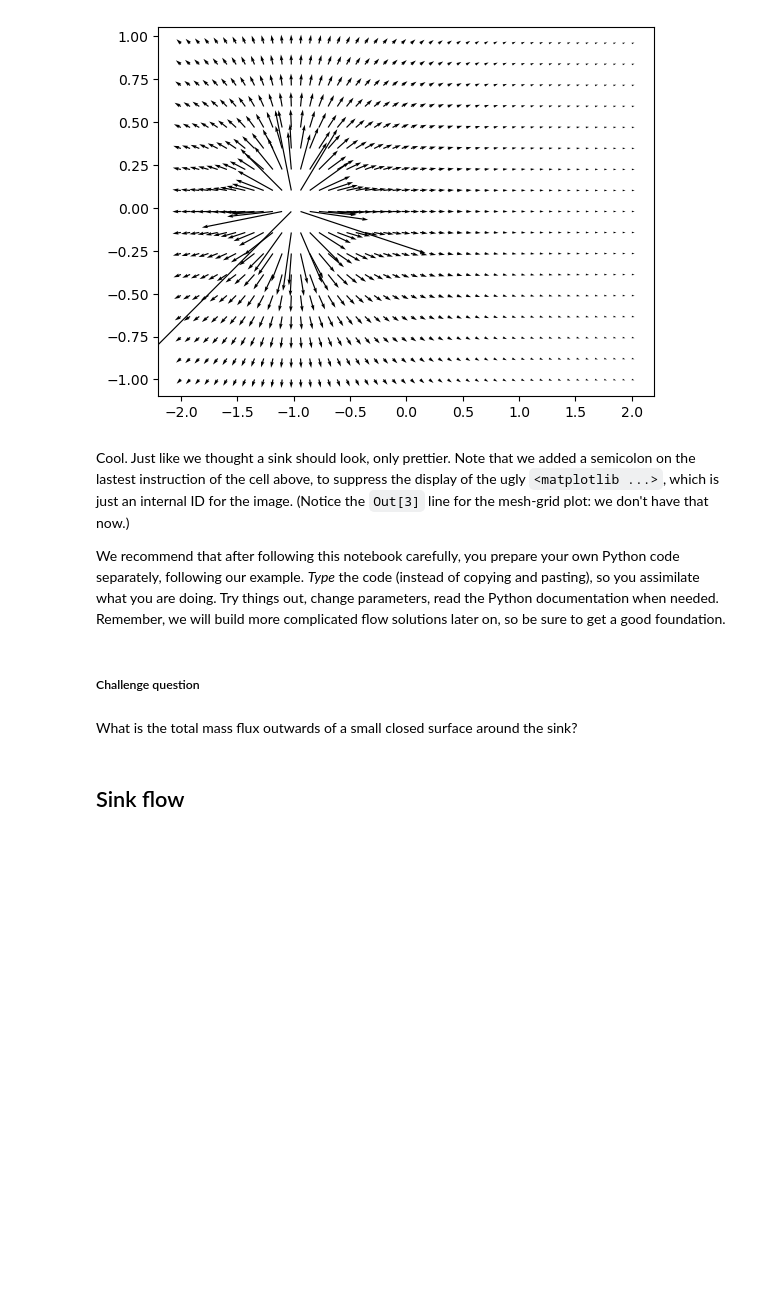
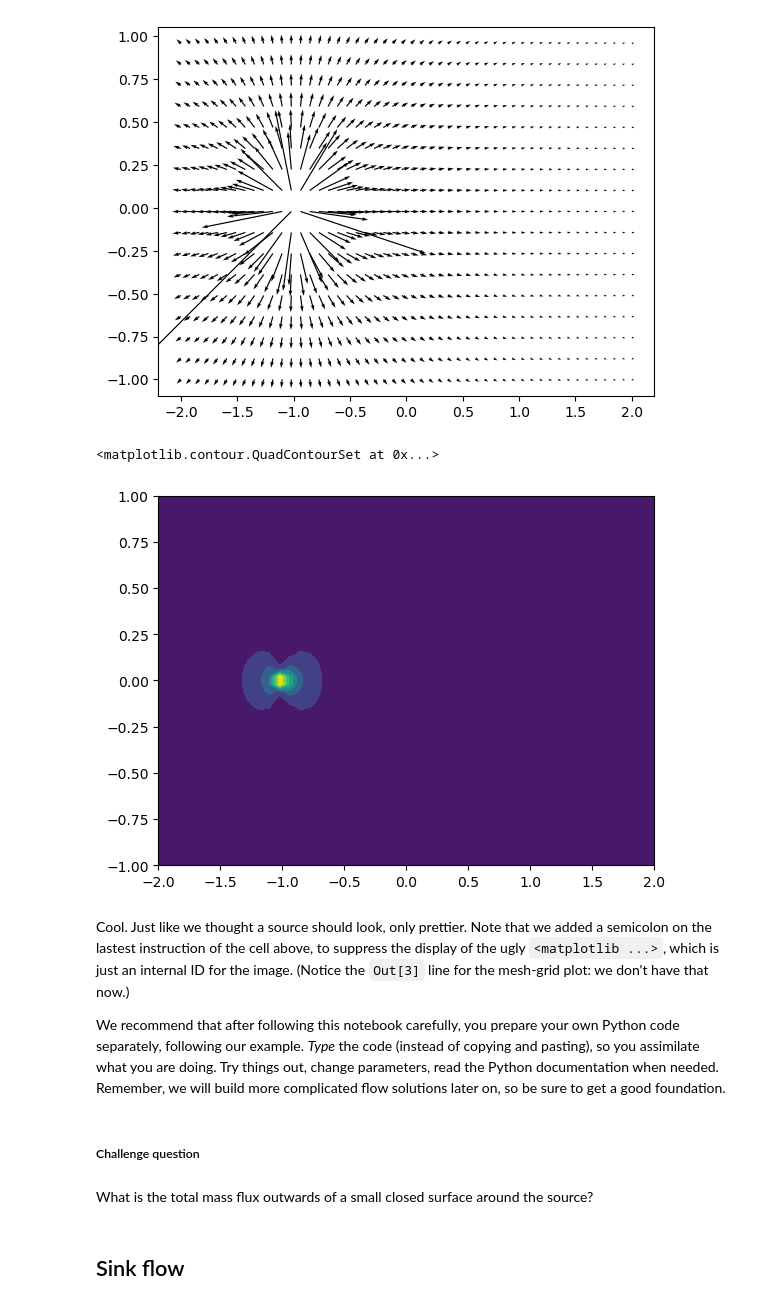
Before and after one commit to mathieucadei/AeroPython, a Jupyter notebook: lessons/01_Lesson01_sourceSink.ipynb, the cells around one changed output. Saved outputs shown, nothing was run; the diff lists cells and outputs as text; code cells hidden in the pictures; blank space fills up the shorter version.

```diff
--- a/lessons/01_Lesson01_sourceSink.ipynb
+++ b/lessons/01_Lesson01_sourceSink.ipynb
@@ -190,14 +190,20 @@ pyplot.quiver(X[::3], Y[::3], u_source[::3], v_source[::3])
 pyplot.show()
 # %% [output]
 [figure]
+# %%
+Z = numpy.sqrt(u_source**2, v_source**2)
+pyplot.contourf(X, Y, Z)
+# %% [output]
+<matplotlib.contour.QuadContourSet at 0x...>
+[figure, added]
 # %% [markdown]
-Cool. Just like we thought a sink should look, only prettier. Note that we added a semicolon on the lastest instruction of the cell above, to suppress the display of the ugly `<matplotlib ...>`, which is just an internal ID for the image. (Notice the `Out[3]` line for the mesh-grid plot: we don't have that now.)
+Cool. Just like we thought a source should look, only prettier. Note that we added a semicolon on the lastest instruction of the cell above, to suppress the display of the ugly `<matplotlib ...>`, which is just an internal ID for the image. (Notice the `Out[3]` line for the mesh-grid plot: we don't have that now.)
 
 We recommend that after following this notebook carefully, you prepare your own Python code separately, following our example. *Type* the code (instead of copying and pasting), so you assimilate what you are doing. Try things out, change parameters, read the Python documentation when needed. Remember, we will build more complicated flow solutions later on, so be sure to get a good foundation.
 # %% [markdown]
 ##### Challenge question
 # %% [markdown]
-What is the total mass flux outwards of a small closed surface around the sink?
+What is the total mass flux outwards of a small closed surface around the source?
 # %% [markdown]
 ## Sink flow
 # %% [markdown]
```
Also changed, not shown: parts of 12 cells of this notebook, 5 other files.
